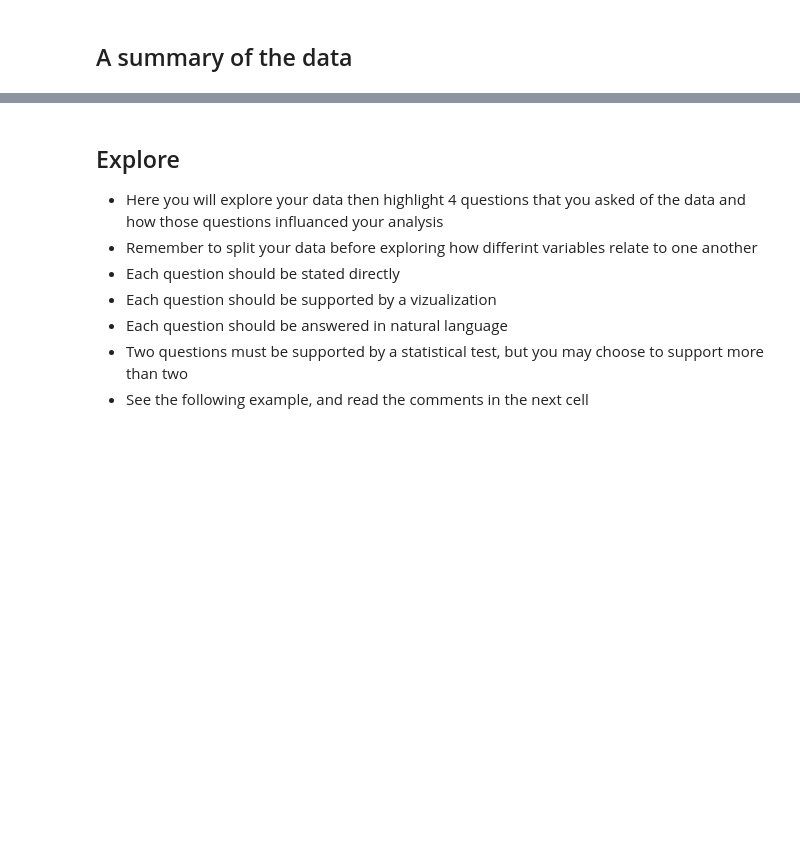
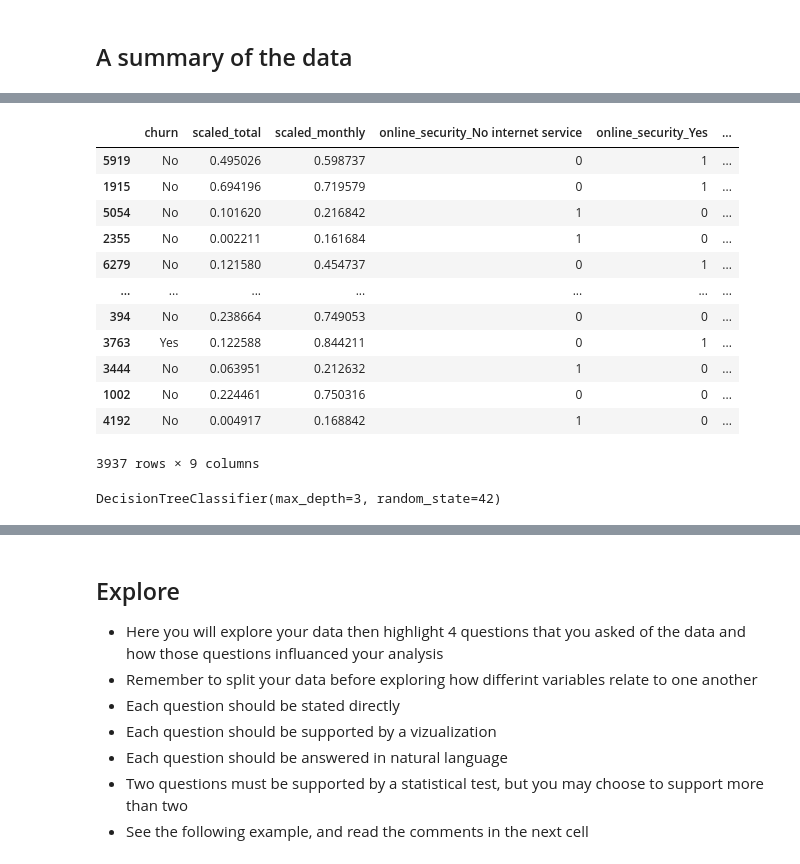
Before and after one commit to wherrickjr/classification_project, a Jupyter notebook: classification_project.ipynb, the cells around one changed output, grey strips where cells are left out. Saved outputs shown, nothing was run; the diff lists cells and outputs as text; code cells hidden in the pictures; blank space fills up the shorter version.

```diff
--- a/classification_project.ipynb
+++ b/classification_project.ipynb
@@ -195,3 +274,11 @@ y_test = test['churn']
 #calling model
 seed = 42
 clf = DecisionTreeClassifier(max_depth = 3, random_state = 42)
+# %%
+telco = acquire.get_telco_data() #restarting getting the data
+# %%
+telco = prepare.prep_classification_project_tree(telco) #preparing data for decision tree model
+# %%
+train, test = train_test_split(telco, test_size=.2, random_state=123, stratify=telco.churn)
+train, validate = train_test_split(train, test_size=.3, random_state=123, stratify=train.churn)
+#splitting data
@@ -198,6 +295,24 @@ clf = DecisionTreeClassifier(max_depth = 3, random_state = 42)
+# %%
+train
+# %% [output]
+|  | churn | scaled_total | scaled_monthly | online_security_No internet service | online_security_Yes | ... |
+| 5919 | No | 0.495026 | 0.598737 | 0 | 1 | ... |
+| 1915 | No | 0.694196 | 0.719579 | 0 | 1 | ... |
+| 5054 | No | 0.101620 | 0.216842 | 1 | 0 | ... |
+| 2355 | No | 0.002211 | 0.161684 | 1 | 0 | ... |
+| 6279 | No | 0.121580 | 0.454737 | 0 | 1 | ... |
+| ... | ... | ... | ... | ... | ... | ... |
+| 394 | No | 0.238664 | 0.749053 | 0 | 0 | ... |
+| 3763 | Yes | 0.122588 | 0.844211 | 0 | 1 | ... |
+| 3444 | No | 0.063951 | 0.212632 | 1 | 0 | ... |
+| 1002 | No | 0.224461 | 0.750316 | 0 | 0 | ... |
+| 4192 | No | 0.004917 | 0.168842 | 1 | 0 | ... |
+3937 rows × 9 columns
 # %%
 #fitting model
 clf.fit(x_train, y_train)
+# %% [output]
+DecisionTreeClassifier(max_depth=3, random_state=42)
 # %%
 #showing model
 plt.figure(figsize=(20, 14))
```
Also changed, not shown: parts of 47 cells of this notebook, 1 other file.
